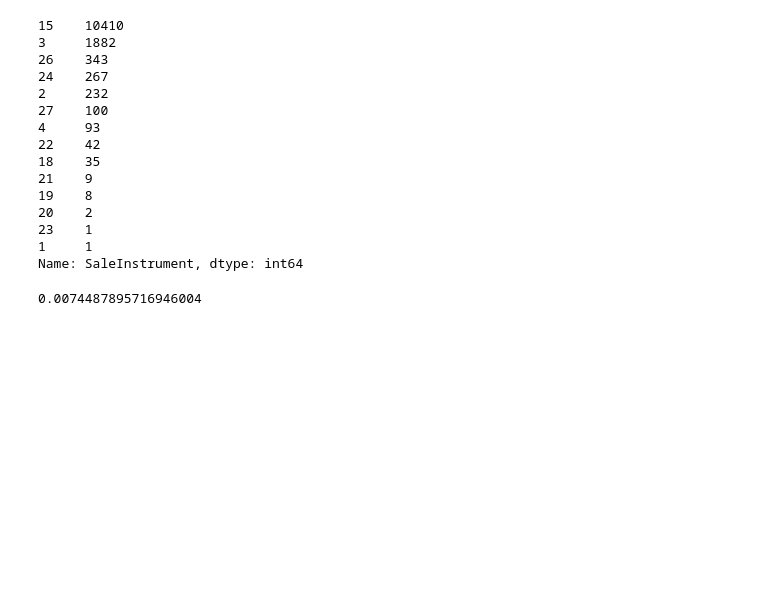
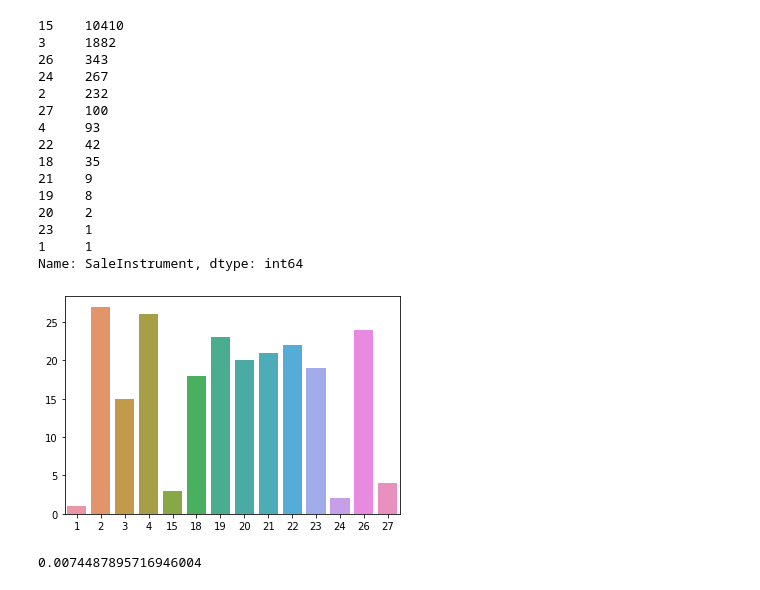
Before and after one commit to chum46/housing_sales_king_county, a Jupyter notebook: notebooks/exploratory/02_js_exploratory_Visualizations.ipynb, the cells around one changed output. Saved outputs shown, nothing was run; the diff lists cells and outputs as text; code cells hidden in the pictures; blank space fills up the shorter version.

```diff
--- a/notebooks/exploratory/02_js_exploratory_Visualizations.ipynb
+++ b/notebooks/exploratory/02_js_exploratory_Visualizations.ipynb
@@ -66,6 +63,13 @@ sales_0.SaleInstrument.value_counts()
 23    1
 1     1
 Name: SaleInstrument, dtype: int64
+# %%
+zero_df = sales_2019.loc[sales_2019['SalePrice']==0]
+x = zero_df['SaleInstrument'].unique()
+y = zero_df['SaleInstrument'].value_counts()
+barplot = sns.barplot(x=x,y=y.index)
+# %% [output]
+[figure, added]
 # %%
 total=len(sales_0)
 # %%
```
Also changed, not shown: parts of 8 cells of this notebook, 4 other files.
